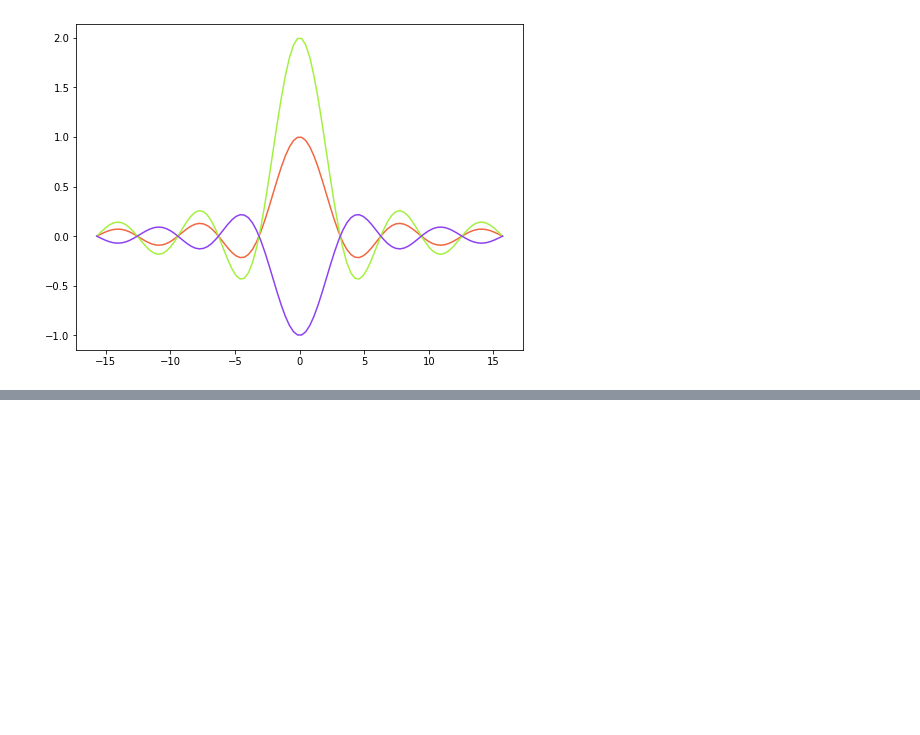
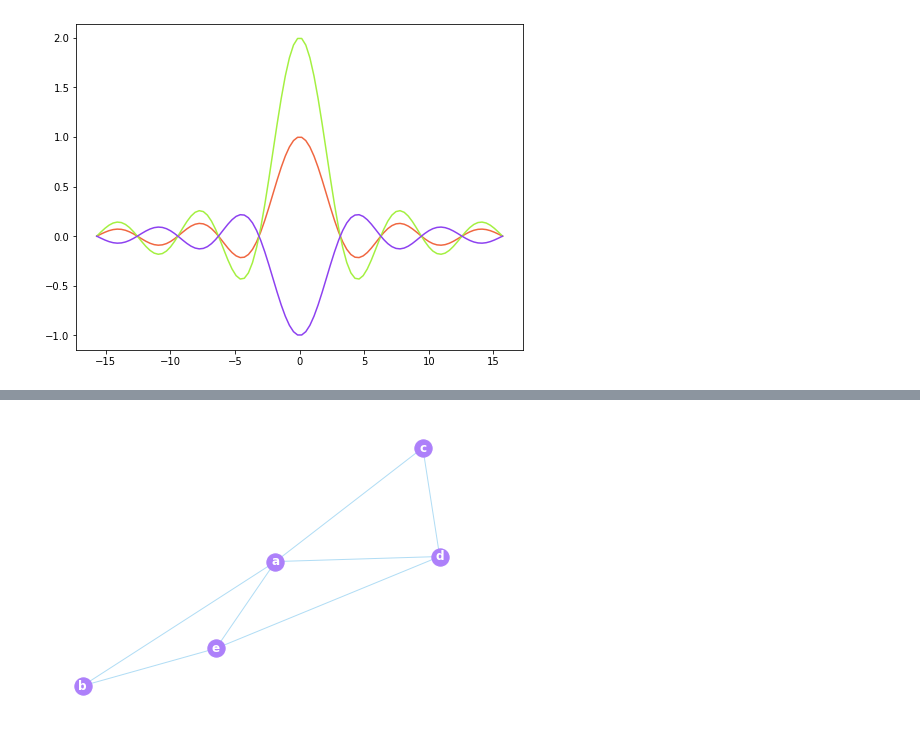
Before and after one commit to susanaglezr/Python-Exercises, a Jupyter notebook: Data_Visualization/Answer-Data_Visualization.ipynb, the cells around one changed output, grey strips where cells are left out. Cells and saved outputs as stored; diff of their text form; code cells hidden in the pictures; blank space fills up the shorter version.

```diff
--- a/Data_Visualization/Answer-Data_Visualization.ipynb
+++ b/Data_Visualization/Answer-Data_Visualization.ipynb
@@ -72,0 +142,12 @@ plt.show()
+# %%
+# Ejercicio 7
+import networkx as nx
+G = nx.Graph()
+G.add_nodes_from("abcde")
+G.add_weighted_edges_from([("a", "b", 1), ("a", "c", 2), ("a", "d", 2), ("a", "e", 5),
+("b", "e", 4), ("c", "d", 3), ("d", "e", 1)])
+nx.draw(G, with_labels = True, font_weight = 'bold', font_color = 'white',
+        node_color ='#ad80fa', edge_color ='#b1ddf5')
+plt.show()
+# %% [output]
+[figure, added]
```
Also changed, not shown: parts of 7 cells of this notebook.
